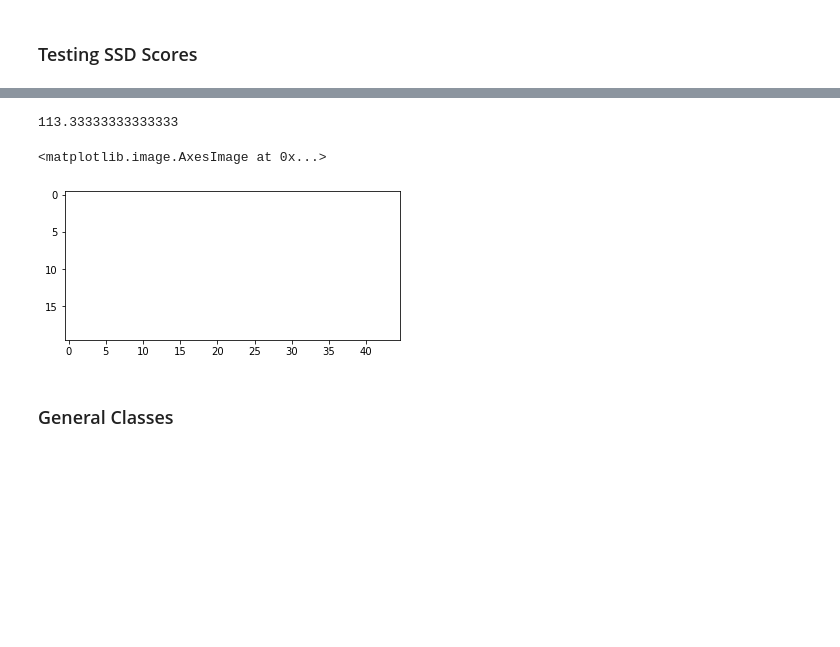
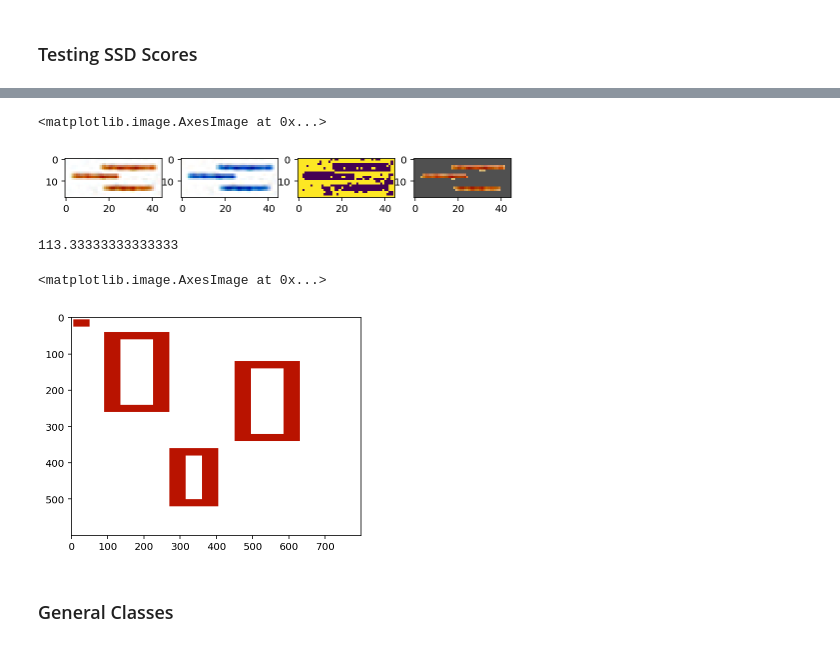
Before and after one commit to justinfmccarty/22spring_templatematching_carto, a Jupyter notebook: rl_method/notebooks/01_simple_environment.ipynb, the cells around one changed output, grey strips where cells are left out. Drawn from its saved outputs; the diff is of its cells as text; code cells hidden in the pictures; blank space fills up the shorter version.

```diff
--- a/rl_method/notebooks/01_simple_environment.ipynb
+++ b/rl_method/notebooks/01_simple_environment.ipynb
@@ -98,24 +178,38 @@ def calc_increment_space(image_size,template_size):
+# %%
+fig, ax = plt.subplots(1,4,figsize=(8,16))
+img_raw = cv2.imread(path_sample_template_1)
+img = utils.read_image_to_color(img_raw)
+
+img_no_white = 80 * 3 < img_raw[: ,: ,0] + img_raw[: ,: ,1] + img_raw[: ,: ,2]
+
+ax[0].imshow(img_raw)
+ax[1].imshow(img)
+ax[2].imshow(img_no_white)
+ax[3].imshow(utils.read_image_to_color(utils.remove_white_hsv_meth(img)))
+# %% [output]
+<matplotlib.image.AxesImage at 0x...>
+[figure, added]
 # %%
 path = './data/testing/testing_board_red.tif'
 red = cv2.cvtColor(cv2.imread(os.path.join(os.getcwd(),path)), cv2.COLOR_BGR2RGB)
 t_y = 5
 t_h = 20
 t_x = 5
 t_w = 45
 template = red[t_y:t_y+t_h,t_x:t_x+t_w]
-sample = crop_image(red,100,10,20,45)
+sample = utils.crop_image(red,100,10,20,45)
 
 res_list = []
 for i in [0,1,2]:
-    res_list.append(ssd(sample[:,:,i],
+    res_list.append(utils.ssd(sample[:,:,i],
                         template[:,:,i]))
 res_mean = sum(res_list) / len(res_list)
 print(res_mean)
-plt.imshow(sample)
+plt.imshow(red)
 # %% [output]
 113.33333333333333
 <matplotlib.image.AxesImage at 0x...>
-[figure, old version]
+[figure, new version]
 # %% [markdown]
 ### General Classes
 # %%
```
Also changed, not shown: parts of 30 cells of this notebook, 14 other files.
